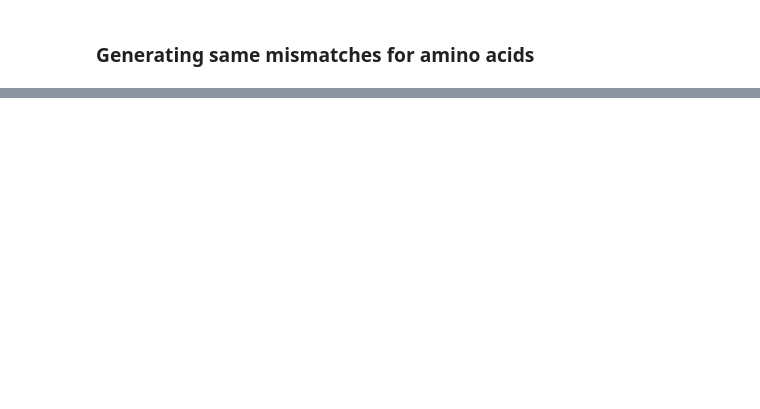
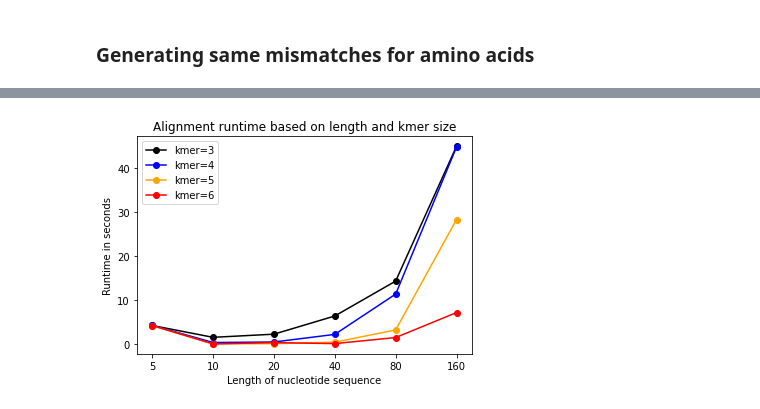
Before and after one commit to jbreynier/tcr_aligner, a Jupyter notebook: test_seqs.ipynb, the cells around one changed output, grey strips where cells are left out. Saved outputs shown, nothing was run; the diff lists cells and outputs as text; code cells hidden in the pictures; blank space fills up the shorter version.

```diff
--- a/test_seqs.ipynb
+++ b/test_seqs.ipynb
@@ -116,29 +119,2 @@ def calculate_time(df):
     runtime = time.time()-start
     return runtime
-# %%
-# Testing time with differing number of matches
-len80_mis0 = generate_mismatches(80, 0, 500)
-len80_mis1 = generate_mismatches(80, 1, 500)
-len80_mis2 = generate_mismatches(80, 2, 500)
-len80_mis3 = generate_mismatches(80, 3, 500)
-len80_mis4 = generate_mismatches(80, 4, 500)
-len80_mis8 = generate_mismatches(80, 8, 500)
-len80_mis16 = generate_mismatches(80, 16, 500)
-
-mismatches = pd.DataFrame(columns = ['mismatches', 'time_s'])
-mismatches.loc[0] = 'mismatch_0', calculate_time(len80_mis0)
-mismatches.loc[1] = 'mismatch_1', calculate_time(len80_mis1)
-mismatches.loc[2] = 'mismatch_2', calculate_time(len80_mis2)
-mismatches.loc[3] = 'mismatch_4', calculate_time(len80_mis4)
-mismatches.loc[4] = 'mismatch_8', calculate_time(len80_mis8)
-mismatches.loc[5] = 'mismatch_16', calculate_time(len80_mis16)
-
-
-
-plt.plot(mismatches.time_s, marker = 'o')
-plt.xticks([0,1,2,3,4,5], labels=[0,1,2,4,8,16])
-plt.xlabel('Number of mismatches')
-plt.ylabel('Runtime in seconds')
-plt.ylim(1, 15)
-plt.ylim(10, 20)
-plt.savefig()
@@ -175,0 +200,13 @@ plt.ylim(10, 20)
+# %%
+plt.plot(kmer3_length.time_s, marker = 'o', color = 'black', label = 'kmer=3')
+plt.plot(kmer4_length.time_s, marker = 'o', color = 'blue', label = 'kmer=4')
+plt.plot(kmer5_length.time_s, marker = 'o', color = 'orange', label = 'kmer=5')
+plt.plot(kmer6_length.time_s, marker = 'o', color = 'red', label = 'kmer=6')
+plt.legend()
+plt.xlabel('Length of nucleotide sequence')
+plt.ylabel('Runtime in seconds')
+plt.title('Alignment runtime based on length and kmer size')
+plt.xticks([0,1,2,3,4,5], labels=[5,10,20,40,80,160])
+#plt.savefig('./length_variation+kmersize.png', bbox_inches='tight')
+# %% [output]
+[figure, added]
```
Also changed, not shown: parts of 30 cells of this notebook.
